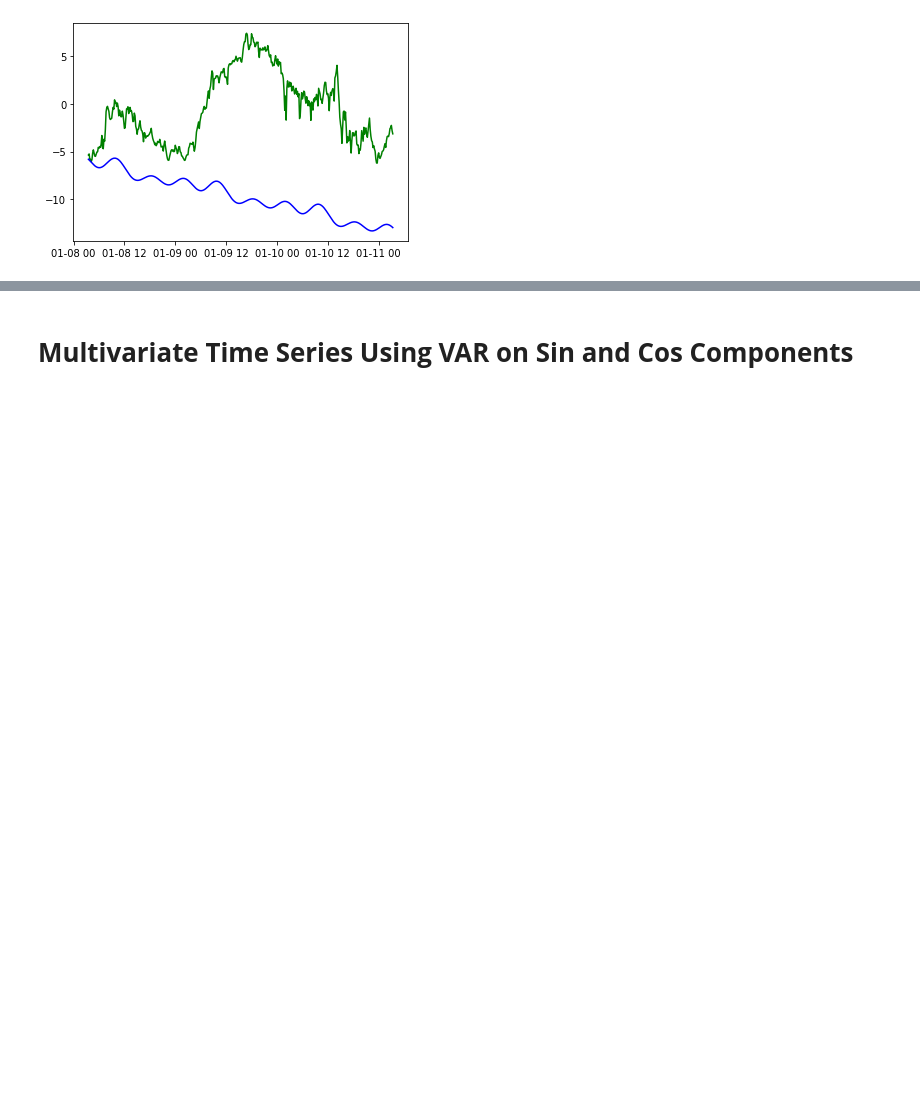
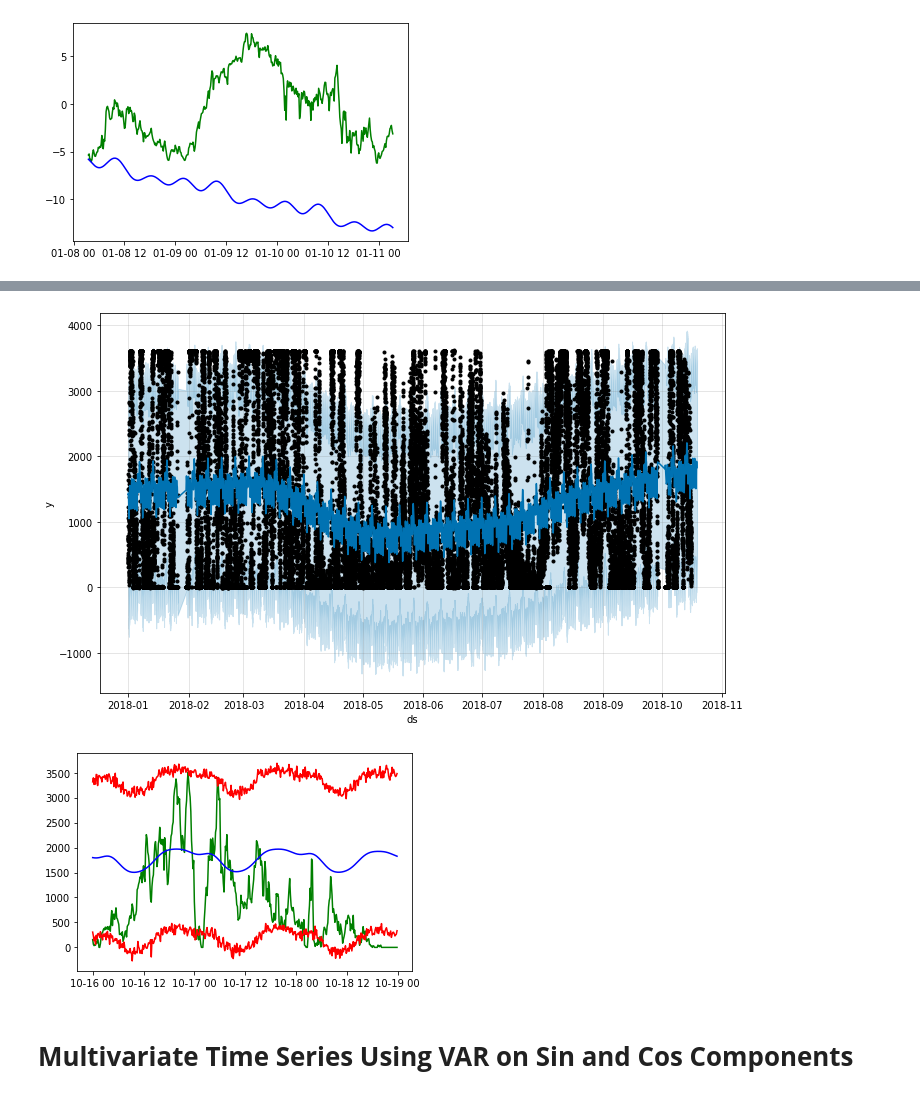
Before and after one commit to m607stars/GoGreen-with-ML, a Jupyter notebook: IBM_Hackathon.ipynb, the cells around one changed output, grey strips where cells are left out. Drawn from its saved outputs; the diff is of its cells as text; code cells hidden in the pictures; blank space fills up the shorter version.

```diff
--- a/IBM_Hackathon.ipynb
+++ b/IBM_Hackathon.ipynb
@@ -444,0 +452,6 @@ plt.show()
+# %%
+m = {'ds':df['Date/Time'][:40000],'y':df['Active Power'][:40000]}
+data_prophet = pd.DataFrame(m)
+
+model = Prophet(changepoint_prior_scale=0.01)
+model.fit(data_prophet)
@@ -445,3 +476,15 @@ plt.show()
+# %%
+fig1=model.plot(forecast)
+plt.show()
+
+plt.plot(df['Date/Time'][40000:40432],df['Active Power'][40000:40432],color='green')
+plt.plot(forecast['ds'][40000:40432],forecast['yhat'][40000:40432],color='blue')
+plt.plot(forecast['ds'][40000:40432],forecast['yhat_upper'][40000:40432],color='red')
+plt.plot(forecast['ds'][40000:40432],forecast['yhat_lower'][40000:40432],color='red')
+plt.show()
+# %% [output]
+[figure, added]
+[figure, added]
 # %% [markdown]
 # **Multivariate Time Series Using VAR on Sin and Cos Components**
 # %% [markdown]
```
Also changed, not shown: parts of 23 cells of this notebook.
